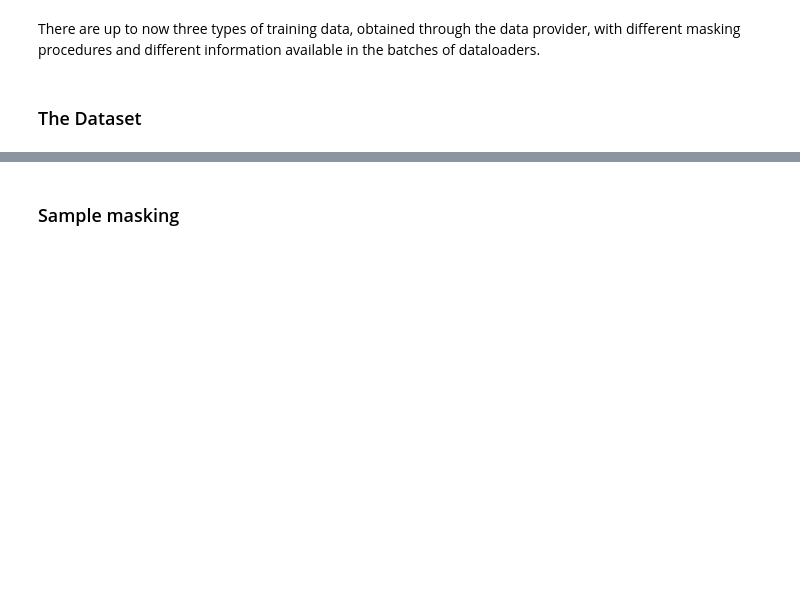
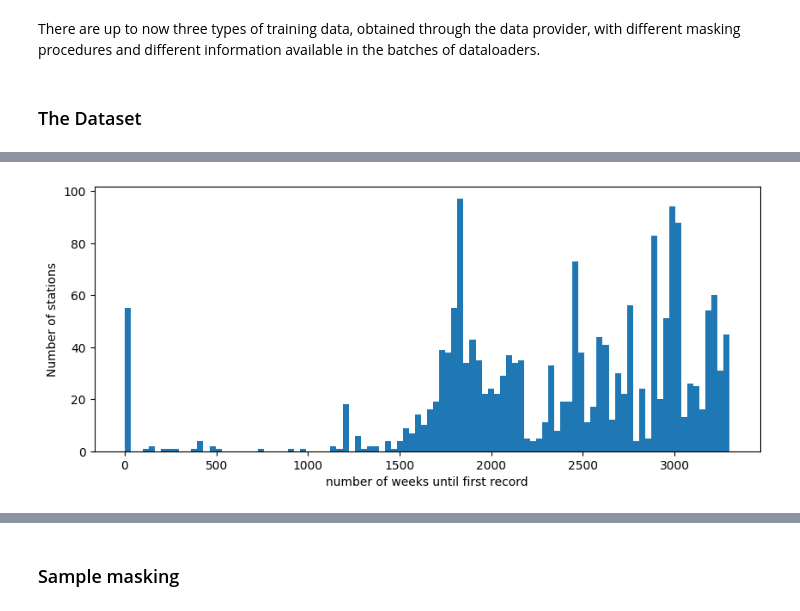
Before and after one commit to leocatteau/Meteo-France, a Jupyter notebook: notebook_guides/data.ipynb, the cells around one changed output, grey strips where cells are left out. Saved outputs shown, nothing was run; the diff lists cells and outputs as text; code cells hidden in the pictures; blank space fills up the shorter version.

```diff
--- a/notebook_guides/data.ipynb
+++ b/notebook_guides/data.ipynb
@@ -82,0 +126,11 @@ Text(0.5, 1.0, 'station 69')
+# %%
+plt.figure(figsize=(10,4))
+# consecutive_nan_lengths = coarse_dataset['t'].isnull().groupby('num_poste').apply(lambda x: (x!=x.shift()).cumsum().where(x).groupby('time').count())
+# consecutive_nan_lengths.plot(kind='hist', bins=100)
+plt.hist(coarse_dataset.isnull().argmin(dim='time'), bins=100)
+# plt.yscale('log')
+plt.xlabel('number of weeks until first record')
+plt.ylabel('Number of stations')
+plt.show()
+# %% [output]
+[figure, added]
```
Also changed, not shown: parts of 8 cells of this notebook.
